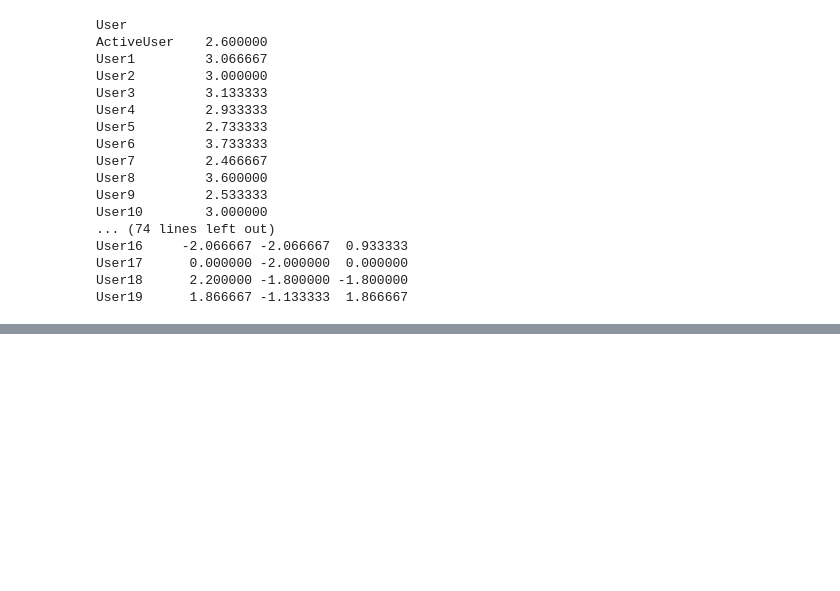
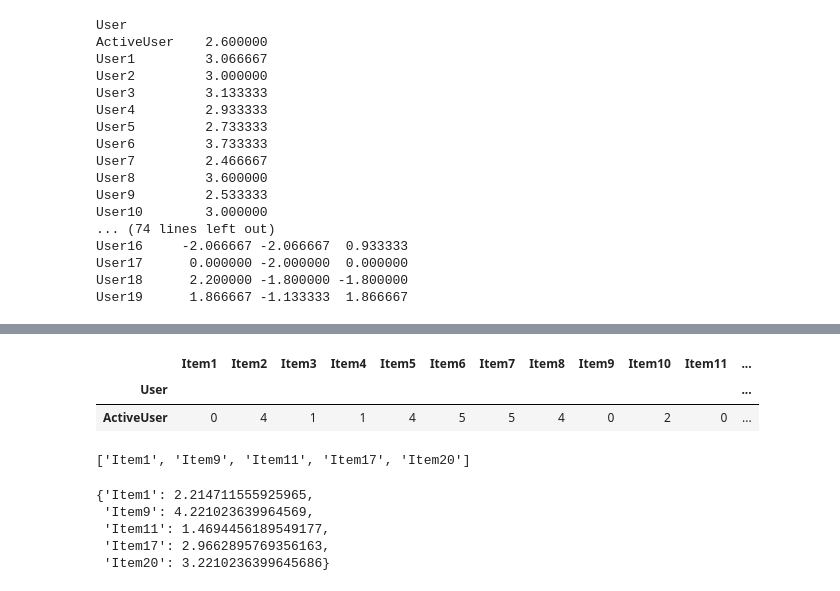
Before and after one commit to kesedihan/recsys-userbased-cf, a Jupyter notebook: userbasedcf-assignment-newdata.ipynb, the cells around one changed output, grey strips where cells are left out. Drawn from its saved outputs; the diff is of its cells as text; code cells hidden in the pictures; blank space fills up the shorter version.

```diff
--- a/userbasedcf-assignment-newdata.ipynb
+++ b/userbasedcf-assignment-newdata.ipynb
@@ -5,6 +5,6 @@ import numpy as np
 import random
 from math import sqrt
 # %%
-df_ratings = pd.read_csv('dataset-ratingfix.csv', index_col='User')
+ratings_matrix = pd.read_csv('dataset-ratingfix.csv', index_col='User')
 # %%
 # clean up ratings_matrix by pruning the columns that have empty ratings
@@ -134,0 +194,29 @@ datasimilarity
+# %%
+# grab ratings from active user only
+rating_ActiveUser = ratings_matrix[ratings_matrix.index == 'ActiveUser']
+rating_ActiveUser
+# %% [output]
+|  | Item1 | Item2 | Item3 | Item4 | Item5 | Item6 | Item7 | Item8 | Item9 | Item10 | Item11 | ... |
+| User |  |  |  |  |  |  |  |  |  |  |  | ... |
+| ActiveUser | 0 | 4 | 1 | 1 | 4 | 5 | 5 | 4 | 0 | 2 | 0 | ... |
+# %%
+# find all items that has not been rated by active user to predict later
+noRating_ActiveUser = []
+for item in listItem:
+    if rating_ActiveUser[item][0] == 0:
+        noRating_ActiveUser.append(item)
+noRating_ActiveUser
+# %% [output]
+['Item1', 'Item9', 'Item11', 'Item17', 'Item20']
+# %%
+# start predicting ratings for active user's empty ratings
+prediction = {}
+for item in noRating_ActiveUser:
+    prediction[item] = (predict_rating(user_mean_all_item, ratings_matrix, nearest, item))
+prediction
+# %% [output]
+{'Item1': 2.214711555925965,
+ 'Item9': 4.221023639964569,
+ 'Item11': 1.4694456189549177,
+ 'Item17': 2.9662895769356163,
+ 'Item20': 3.2210236399645686}
```
Also changed, not shown: parts of 9 cells of this notebook.
